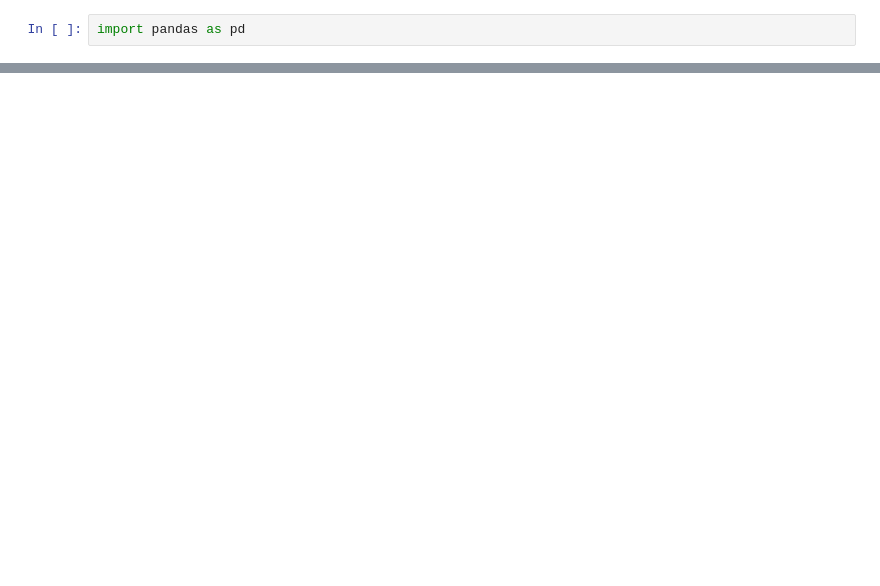
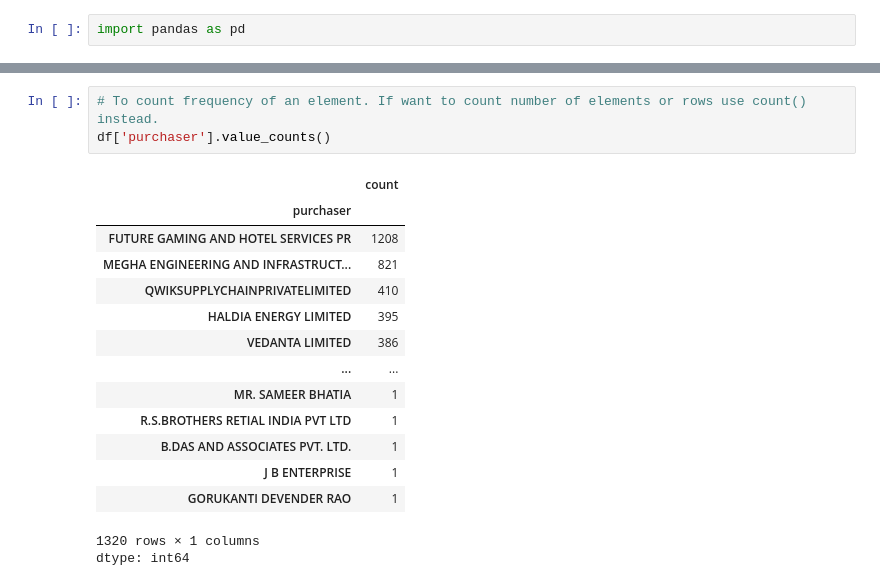
Before and after one commit to ROHIT318/python-practice, a Jupyter notebook: learn_pandas.ipynb, the cells around one changed output, grey strips where cells are left out. Saved outputs shown, nothing was run; the diff lists cells and outputs as text; blank space fills up the shorter version.

```diff
--- a/learn_pandas.ipynb
+++ b/learn_pandas.ipynb
@@ -15,0 +40,19 @@ df.head()
+# %%
+# To count frequency of an element. If want to count number of elements or rows use count() instead.
+df['purchaser'].value_counts()
+# %% [output]
+|  | count |
+| purchaser |  |
+| FUTURE GAMING AND HOTEL SERVICES PR | 1208 |
+| MEGHA ENGINEERING AND INFRASTRUCT... | 821 |
+| QWIKSUPPLYCHAINPRIVATELIMITED | 410 |
+| HALDIA ENERGY LIMITED | 395 |
+| VEDANTA LIMITED | 386 |
+| ... | ... |
+| MR. SAMEER BHATIA | 1 |
+| R.S.BROTHERS RETIAL INDIA PVT LTD | 1 |
+| B.DAS AND ASSOCIATES PVT. LTD. | 1 |
+| J B ENTERPRISE | 1 |
+| GORUKANTI DEVENDER RAO | 1 |
+1320 rows × 1 columns
+dtype: int64
```
Also changed, not shown: parts of 6 cells of this notebook.
